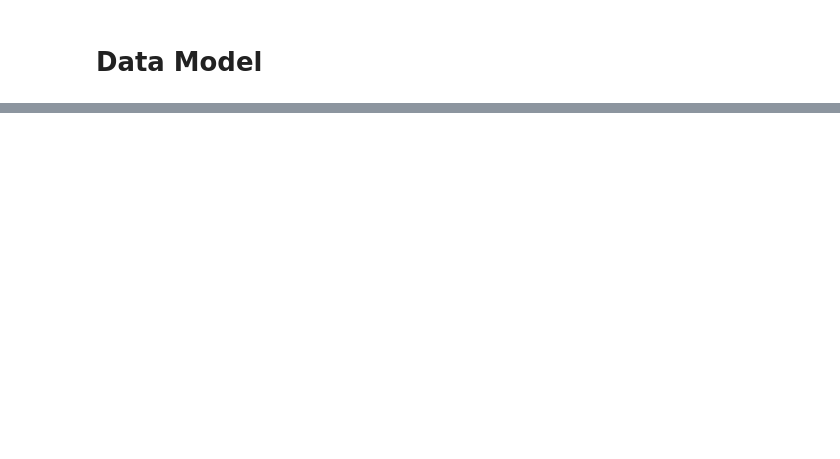
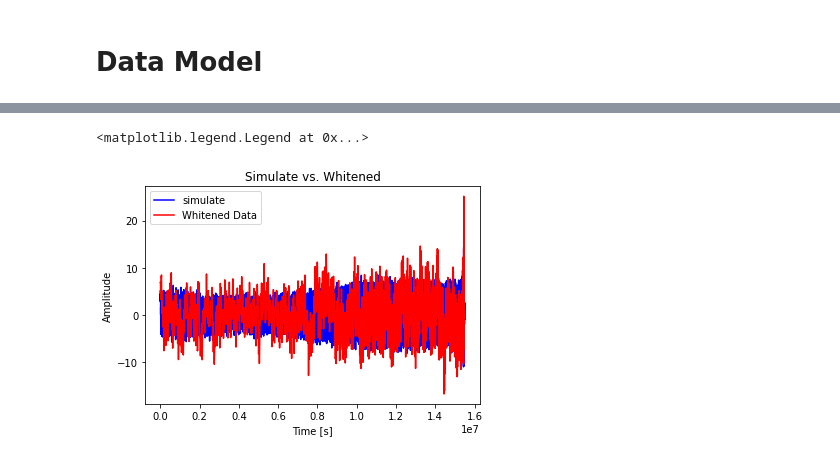
Before and after one commit to QYQSDTC/DNN_for_GW_Parameter_Space_Estimation, a Jupyter notebook: DNN for GW parameter estimation.ipynb, the cells around one changed output, grey strips where cells are left out. Cells and saved outputs as stored; diff of their text form; code cells hidden in the pictures; blank space fills up the shorter version.

```diff
--- a/DNN for GW parameter estimation.ipynb
+++ b/DNN for GW parameter estimation.ipynb
@@ -294,0 +320,10 @@ Text(0, 0.5, 'Data d(t)')
+# %%
+plt.plot(TimeVector,white_data[1:N],'b',label='simulate')
+plt.plot(TimeVector,White_Data_t[1:N],'r',label='Whitened Data')
+plt.xlabel('Time [s]')
+plt.ylabel('Amplitude')
+plt.title('Simulate vs. Whitened')
+plt.legend(loc=0)
+# %% [output]
+<matplotlib.legend.Legend at 0x...>
+[figure, added]
```
Also changed, not shown: parts of 6 cells of this notebook, 1 other file.
